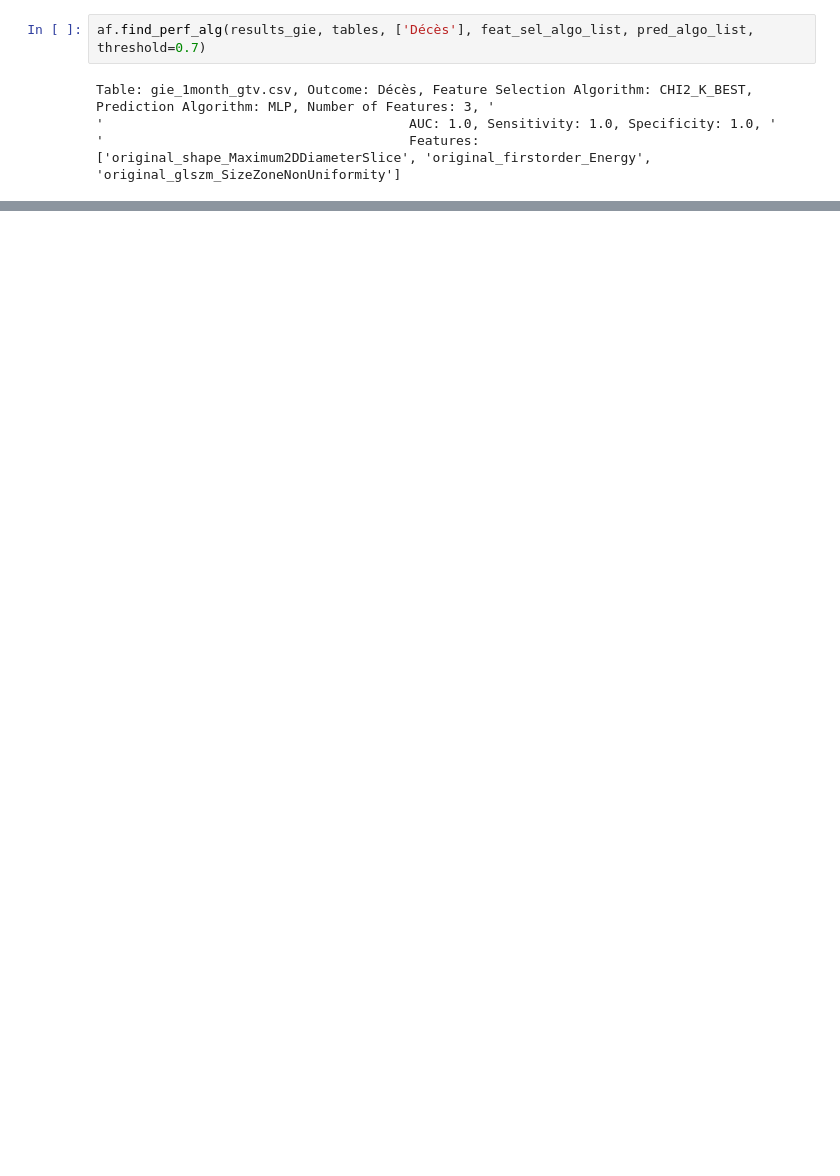
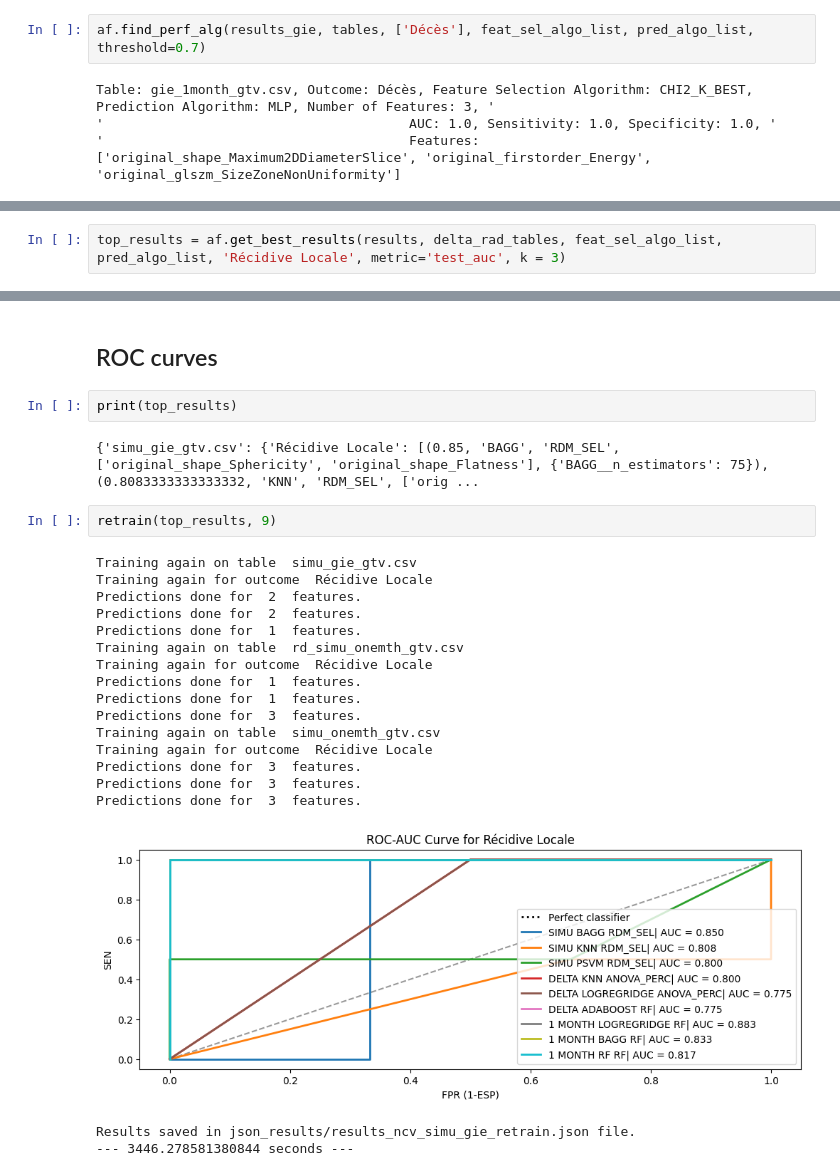
Before and after one commit to ftach/delta-rad, a Jupyter notebook: rad_comparison/analyze_results_gie.ipynb, the cells around one changed output, grey strips where cells are left out. Cells and saved outputs as stored; diff of their text form; blank space fills up the shorter version.

```diff
--- a/rad_comparison/analyze_results_gie.ipynb
+++ b/rad_comparison/analyze_results_gie.ipynb
@@ -236,0 +230,2 @@ Table: gie_1month_gtv.csv, Outcome: Décès, Feature Selection Algorithm: CHI2_K
+# %%
+top_results = af.get_best_results(results, delta_rad_tables, feat_sel_algo_list, pred_algo_list, 'Récidive Locale', metric='test_auc', k = 3)
@@ -236,0 +329,27 @@ Table: gie_1month_gtv.csv, Outcome: Décès, Feature Selection Algorithm: CHI2_K
+# %% [markdown]
+## ROC curves
+# %%
+print(top_results)
+# %% [output]
+{'simu_gie_gtv.csv': {'Récidive Locale': [(0.85, 'BAGG', 'RDM_SEL', ['original_shape_Sphericity', 'original_shape_Flatness'], {'BAGG__n_estimators': 75}), (0.8083333333333332, 'KNN', 'RDM_SEL', ['orig ...
+# %%
+retrain(top_results, 9)
+# %% [output]
+Training again on table  simu_gie_gtv.csv
+Training again for outcome  Récidive Locale
+Predictions done for  2  features.
+Predictions done for  2  features.
+Predictions done for  1  features.
+Training again on table  rd_simu_onemth_gtv.csv
+Training again for outcome  Récidive Locale
+Predictions done for  1  features.
+Predictions done for  1  features.
+Predictions done for  3  features.
+Training again on table  simu_onemth_gtv.csv
+Training again for outcome  Récidive Locale
+Predictions done for  3  features.
+Predictions done for  3  features.
+Predictions done for  3  features.
+[figure, added]
+Results saved in json_results/results_ncv_simu_gie_retrain.json file.
+--- 3446.278581380844 seconds ---
```
Also changed, not shown: parts of 21 cells of this notebook, 5 other files.
